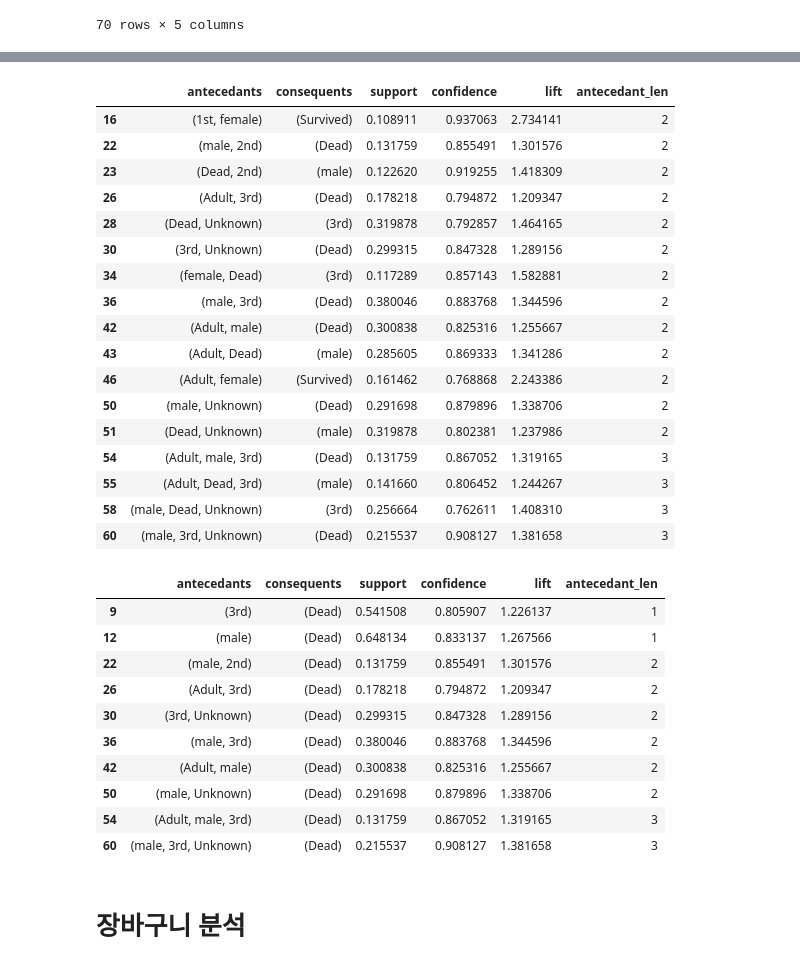
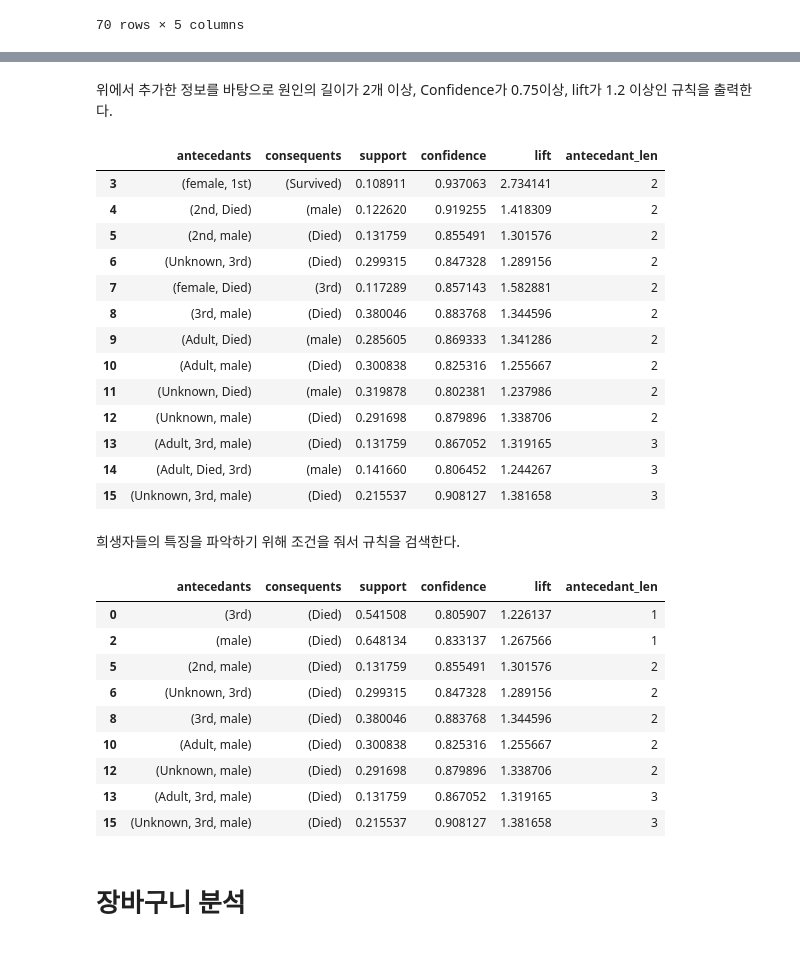
Before and after one commit to czangyeob/EDU_SKT, a Jupyter notebook: 1_AssociationRule.ipynb, the cells around one changed output, grey strips where cells are left out. Cells and saved outputs as stored; diff of their text form; code cells hidden in the pictures.

```diff
--- a/1_AssociationRule.ipynb
+++ b/1_AssociationRule.ipynb
@@ -66,4 +91,4 @@ titanic_ar.head(20) # 변경된 데이터 확인
 survived_idx = titanic_ar.loc[:,'Survived'] == 1
 dead_idx = titanic_ar.loc[:,'Survived'] == 0
 titanic_ar.loc[survived_idx,'Survived'] = 'Survived'
-titanic_ar.loc[dead_idx,'Survived'] = 'Dead'
+titanic_ar.loc[dead_idx,'Survived'] = 'Died'
@@ -187,43 +222,41 @@ rules
+# %% [markdown]
+위에서 추가한 정보를 바탕으로 원인의 길이가 2개 이상, Confidence가 0.75이상, lift가 1.2 이상인 규칙을 출력한다.
 # %%
-# 길이가 2개 이상이고, Confidence가 0.75이상, lift가 1.2 이상인 Rule 출력
 rules[ (rules['antecedant_len'] >= 2) &
        (rules['confidence'] > 0.75) &
        (rules['lift'] > 1.2) ]
 # %% [output]
 |  | antecedants | consequents | support | confidence | lift | antecedant_len |
-| 16 | (1st, female) | (Survived) | 0.108911 | 0.937063 | 2.734141 | 2 |
-| 22 | (male, 2nd) | (Dead) | 0.131759 | 0.855491 | 1.301576 | 2 |
-| 23 | (Dead, 2nd) | (male) | 0.122620 | 0.919255 | 1.418309 | 2 |
-| 26 | (Adult, 3rd) | (Dead) | 0.178218 | 0.794872 | 1.209347 | 2 |
-| 28 | (Dead, Unknown) | (3rd) | 0.319878 | 0.792857 | 1.464165 | 2 |
-| 30 | (3rd, Unknown) | (Dead) | 0.299315 | 0.847328 | 1.289156 | 2 |
-| 34 | (female, Dead) | (3rd) | 0.117289 | 0.857143 | 1.582881 | 2 |
-| 36 | (male, 3rd) | (Dead) | 0.380046 | 0.883768 | 1.344596 | 2 |
-| 42 | (Adult, male) | (Dead) | 0.300838 | 0.825316 | 1.255667 | 2 |
-| 43 | (Adult, Dead) | (male) | 0.285605 | 0.869333 | 1.341286 | 2 |
-| 46 | (Adult, female) | (Survived) | 0.161462 | 0.768868 | 2.243386 | 2 |
-| 50 | (male, Unknown) | (Dead) | 0.291698 | 0.879896 | 1.338706 | 2 |
-| 51 | (Dead, Unknown) | (male) | 0.319878 | 0.802381 | 1.237986 | 2 |
-| 54 | (Adult, male, 3rd) | (Dead) | 0.131759 | 0.867052 | 1.319165 | 3 |
-| 55 | (Adult, Dead, 3rd) | (male) | 0.141660 | 0.806452 | 1.244267 | 3 |
-| 58 | (male, Dead, Unknown) | (3rd) | 0.256664 | 0.762611 | 1.408310 | 3 |
-| 60 | (male, 3rd, Unknown) | (Dead) | 0.215537 | 0.908127 | 1.381658 | 3 |
+| 3 | (female, 1st) | (Survived) | 0.108911 | 0.937063 | 2.734141 | 2 |
+| 4 | (2nd, Died) | (male) | 0.122620 | 0.919255 | 1.418309 | 2 |
+| 5 | (2nd, male) | (Died) | 0.131759 | 0.855491 | 1.301576 | 2 |
+| 6 | (Unknown, 3rd) | (Died) | 0.299315 | 0.847328 | 1.289156 | 2 |
+| 7 | (female, Died) | (3rd) | 0.117289 | 0.857143 | 1.582881 | 2 |
+| 8 | (3rd, male) | (Died) | 0.380046 | 0.883768 | 1.344596 | 2 |
+| 9 | (Adult, Died) | (male) | 0.285605 | 0.869333 | 1.341286 | 2 |
+| 10 | (Adult, male) | (Died) | 0.300838 | 0.825316 | 1.255667 | 2 |
+| 11 | (Unknown, Died) | (male) | 0.319878 | 0.802381 | 1.237986 | 2 |
+| 12 | (Unknown, male) | (Died) | 0.291698 | 0.879896 | 1.338706 | 2 |
+| 13 | (Adult, 3rd, male) | (Died) | 0.131759 | 0.867052 | 1.319165 | 3 |
+| 14 | (Adult, Died, 3rd) | (male) | 0.141660 | 0.806452 | 1.244267 | 3 |
+| 15 | (Unknown, 3rd, male) | (Died) | 0.215537 | 0.908127 | 1.381658 | 3 |
+# %% [markdown]
+희생자들의 특징을 파악하기 위해 조건을 줘서 규칙을 검색한다.
 # %%
-# 죽은 경우에 대해서 Rule 분석
+# 희생자에 대한 Rule 분석
 rules[ (rules['confidence'] > 0.75) &
-       (rules['consequents'] == frozenset({'Dead'})) ]
+       (rules['consequents'] == frozenset({'Died'})) ]
 # %% [output]
 |  | antecedants | consequents | support | confidence | lift | antecedant_len |
-| 9 | (3rd) | (Dead) | 0.541508 | 0.805907 | 1.226137 | 1 |
-| 12 | (male) | (Dead) | 0.648134 | 0.833137 | 1.267566 | 1 |
-| 22 | (male, 2nd) | (Dead) | 0.131759 | 0.855491 | 1.301576 | 2 |
-| 26 | (Adult, 3rd) | (Dead) | 0.178218 | 0.794872 | 1.209347 | 2 |
-| 30 | (3rd, Unknown) | (Dead) | 0.299315 | 0.847328 | 1.289156 | 2 |
-| 36 | (male, 3rd) | (Dead) | 0.380046 | 0.883768 | 1.344596 | 2 |
-| 42 | (Adult, male) | (Dead) | 0.300838 | 0.825316 | 1.255667 | 2 |
-| 50 | (male, Unknown) | (Dead) | 0.291698 | 0.879896 | 1.338706 | 2 |
-| 54 | (Adult, male, 3rd) | (Dead) | 0.131759 | 0.867052 | 1.319165 | 3 |
-| 60 | (male, 3rd, Unknown) | (Dead) | 0.215537 | 0.908127 | 1.381658 | 3 |
+| 0 | (3rd) | (Died) | 0.541508 | 0.805907 | 1.226137 | 1 |
+| 2 | (male) | (Died) | 0.648134 | 0.833137 | 1.267566 | 1 |
+| 5 | (2nd, male) | (Died) | 0.131759 | 0.855491 | 1.301576 | 2 |
+| 6 | (Unknown, 3rd) | (Died) | 0.299315 | 0.847328 | 1.289156 | 2 |
+| 8 | (3rd, male) | (Died) | 0.380046 | 0.883768 | 1.344596 | 2 |
+| 10 | (Adult, male) | (Died) | 0.300838 | 0.825316 | 1.255667 | 2 |
+| 12 | (Unknown, male) | (Died) | 0.291698 | 0.879896 | 1.338706 | 2 |
+| 13 | (Adult, 3rd, male) | (Died) | 0.131759 | 0.867052 | 1.319165 | 3 |
+| 15 | (Unknown, 3rd, male) | (Died) | 0.215537 | 0.908127 | 1.381658 | 3 |
 # %% [markdown]
 # 장바구니 분석
 # %% [markdown]
```
Also changed, not shown: parts of 39 cells of this notebook, 1 other file.
